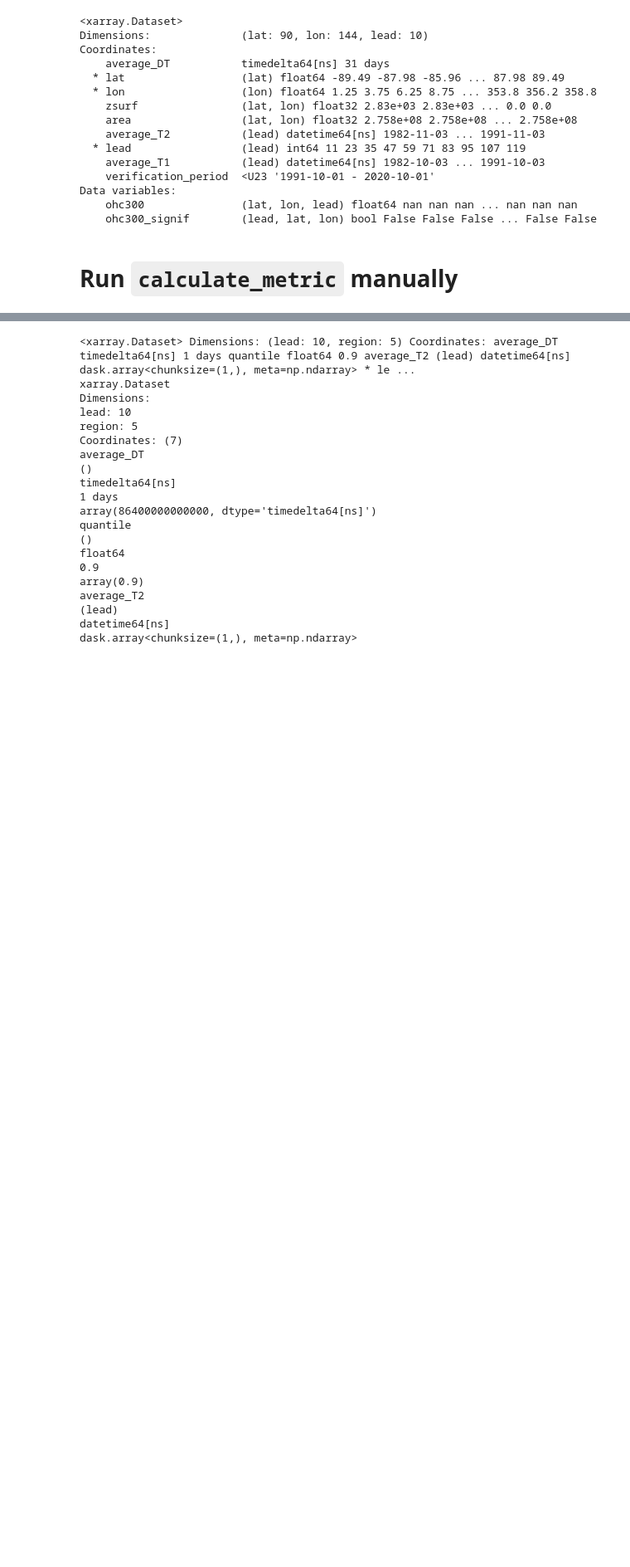
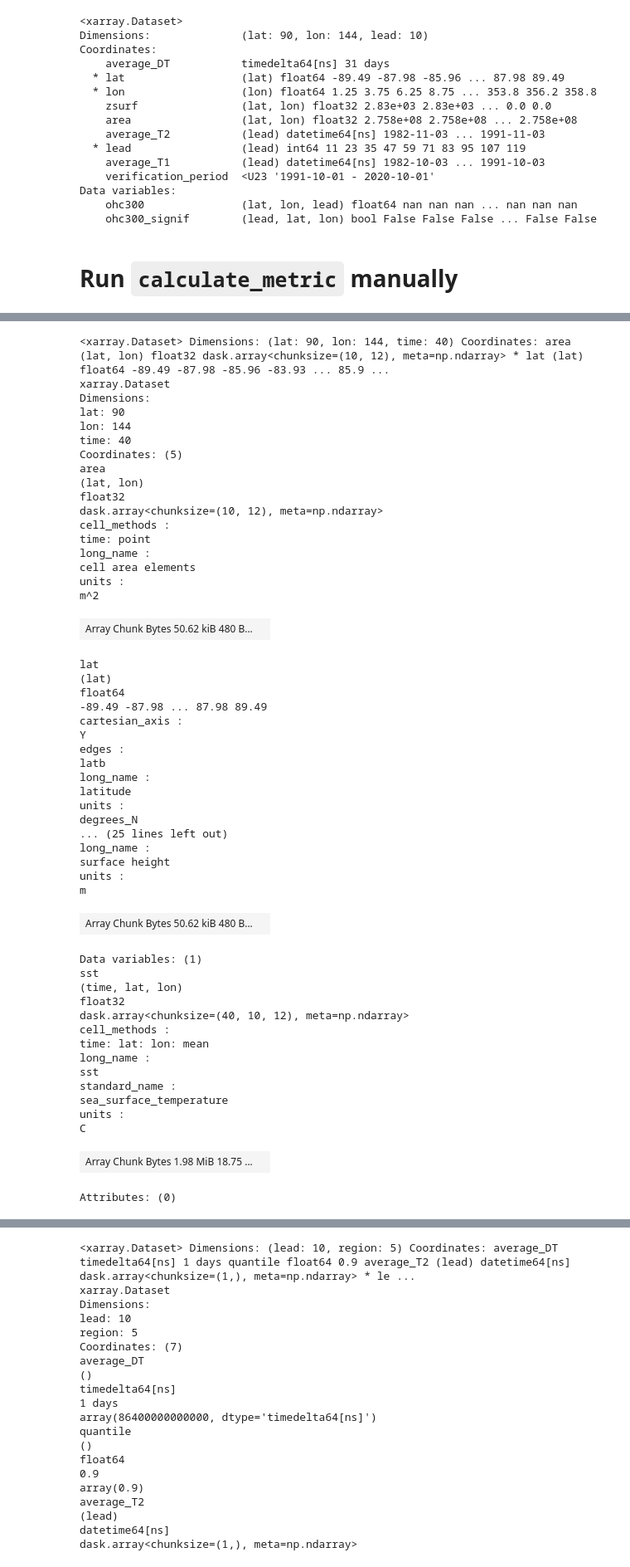
Before and after one commit to dougiesquire/CAFE-f6_documentation, a Jupyter notebook: notebooks/exploratory/verify.ipynb, the cells around one changed output, grey strips where cells are left out. Shown at 83% size. Drawn from its saved outputs; the diff is of its cells as text; code cells hidden in the pictures; blank space fills up the shorter version.

```diff
--- a/notebooks/exploratory/verify.ipynb
+++ b/notebooks/exploratory/verify.ipynb
@@ -73,0 +90,54 @@ obsv = xr.open_zarr(
+# %%
+obsv.isel(time=indices - step[0])
+# %% [output]
+<xarray.Dataset> Dimensions: (lat: 90, lon: 144, time: 40) Coordinates: area (lat, lon) float32 dask.array<chunksize=(10, 12), meta=np.ndarray> * lat (lat) float64 -89.49 -87.98 -85.96 -83.93 ... 85.9 ...
+xarray.Dataset
+Dimensions:
+lat: 90
+lon: 144
+time: 40
+Coordinates: (5)
+area
+(lat, lon)
+float32
+dask.array<chunksize=(10, 12), meta=np.ndarray>
+cell_methods :
+time: point
+long_name :
+cell area elements
+units :
+m^2
+| Array Chunk Bytes 50.62 kiB 480 B... |  |
+lat
+(lat)
+float64
+-89.49 -87.98 ... 87.98 89.49
+cartesian_axis :
+Y
+edges :
+latb
+long_name :
+latitude
+units :
+degrees_N
+... (25 lines left out)
+long_name :
+surface height
+units :
+m
+| Array Chunk Bytes 50.62 kiB 480 B... |  |
+Data variables: (1)
+sst
+(time, lat, lon)
+float32
+dask.array<chunksize=(40, 10, 12), meta=np.ndarray>
+cell_methods :
+time: lat: lon: mean
+long_name :
+sst
+standard_name :
+sea_surface_temperature
+units :
+C
+| Array Chunk Bytes 1.98 MiB 18.75 ... |  |
+Attributes: (0)
```
Also changed, not shown: parts of 6 cells of this notebook, 1 other file.
